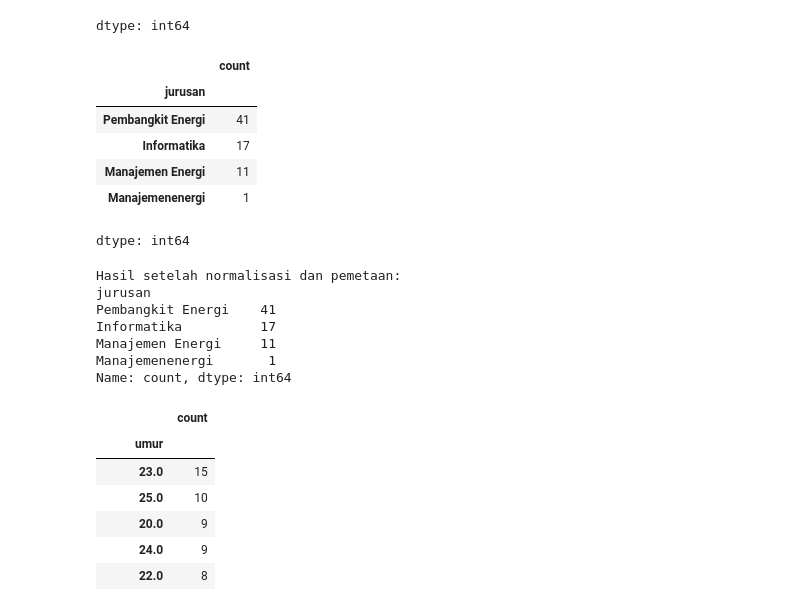
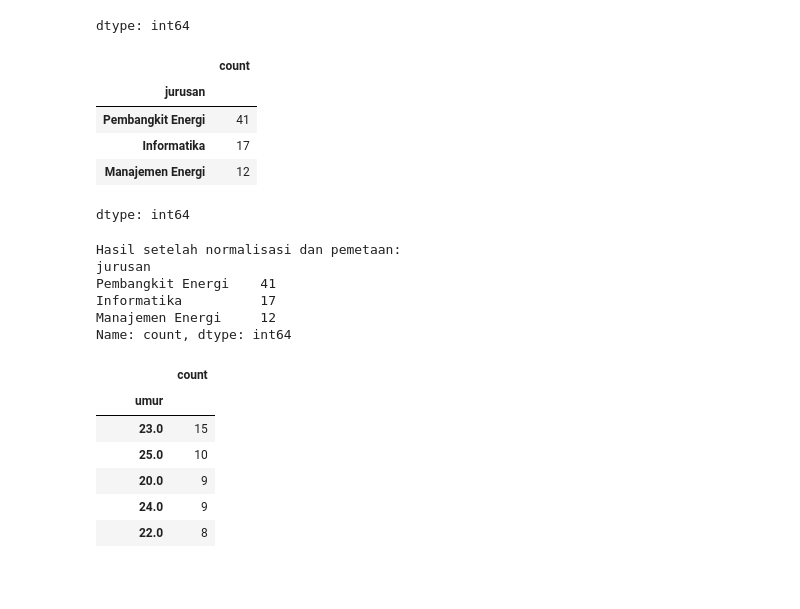
Before and after one commit to Nicoandikasinaga/pemograman-dasar, a Jupyter notebook: Latihan_08.ipynb, the cells around one changed output. Saved outputs shown, nothing was run; the diff lists cells and outputs as text; code cells hidden in the pictures; blank space fills up the shorter version.

```diff
--- a/Latihan_08.ipynb
+++ b/Latihan_08.ipynb
@@ -184,7 +183,7 @@ dtype: int64
 # %% [markdown]
 Lakukan untuk kolom tanggal daftar
 # %%
-Nama_masing_masing['tanggal_daftar'] = Nama_masing_masing['tanggal_daftar'].fillna('2024-03-24')
+Nico_andika_sinaga['tanggal_daftar'] = Nico_andika_sinaga['tanggal_daftar'].fillna('2024-03-24')
 
 # karena tanggal lagir di sini bertipe string jadi langsung masukan saja tidak perlu di cari rata-rata nya atau konversi ke numerik
 # %%
@@ -240,6 +239,6 @@ Nama_masing_masing.umur.value_counts()
 | 21years | 1 |
 dtype: int64
 # %%
-Nama_masing_masing['jurusan'] = Nama_masing_masing['jurusan'].str.lower().str.strip()
+Nico_andika_sinaga['jurusan'] = Nico_andika_sinaga['jurusan'].str.lower().str.strip()
 #ubah menjadi huruf kecil
 # %%
@@ -271,30 +270,28 @@ mapping_jurusan = {
     "manajemen energi": "Manajemen Energi"
 }
 # %%
-Nama_masing_masing["jurusan"] = Nama_masing_masing["jurusan"].replace(mapping_jurusan)
+Nico_andika_sinaga["jurusan"] = Nico_andika_sinaga["jurusan"].replace(mapping_jurusan)
 # %%
-Nama_masing_masing["jurusan"] = Nama_masing_masing["jurusan"].str.title()
+Nico_andika_sinaga["jurusan"] = Nico_andika_sinaga["jurusan"].str.title()
 
 #kembalikan menjadi huruf besar
 # %%
-Nama_masing_masing.jurusan.value_counts()
+Nico_andika_sinaga.jurusan.value_counts()
 # %% [output]
 |  | count |
 | jurusan |  |
 | Pembangkit Energi | 41 |
 | Informatika | 17 |
-| Manajemen Energi | 11 |
-| Manajemenenergi | 1 |
+| Manajemen Energi | 12 |
 dtype: int64
 # %%
 print("Hasil setelah normalisasi dan pemetaan:")
-print(Nama_masing_masing['jurusan'].value_counts())
+print(Nico_andika_sinaga['jurusan'].value_counts())
 # %% [output]
 Hasil setelah normalisasi dan pemetaan:
 jurusan
 Pembangkit Energi    41
 Informatika          17
-Manajemen Energi     11
-Manajemenenergi       1
+Manajemen Energi     12
 Name: count, dtype: int64
 # %%
```
Also changed, not shown: parts of 53 cells of this notebook.
